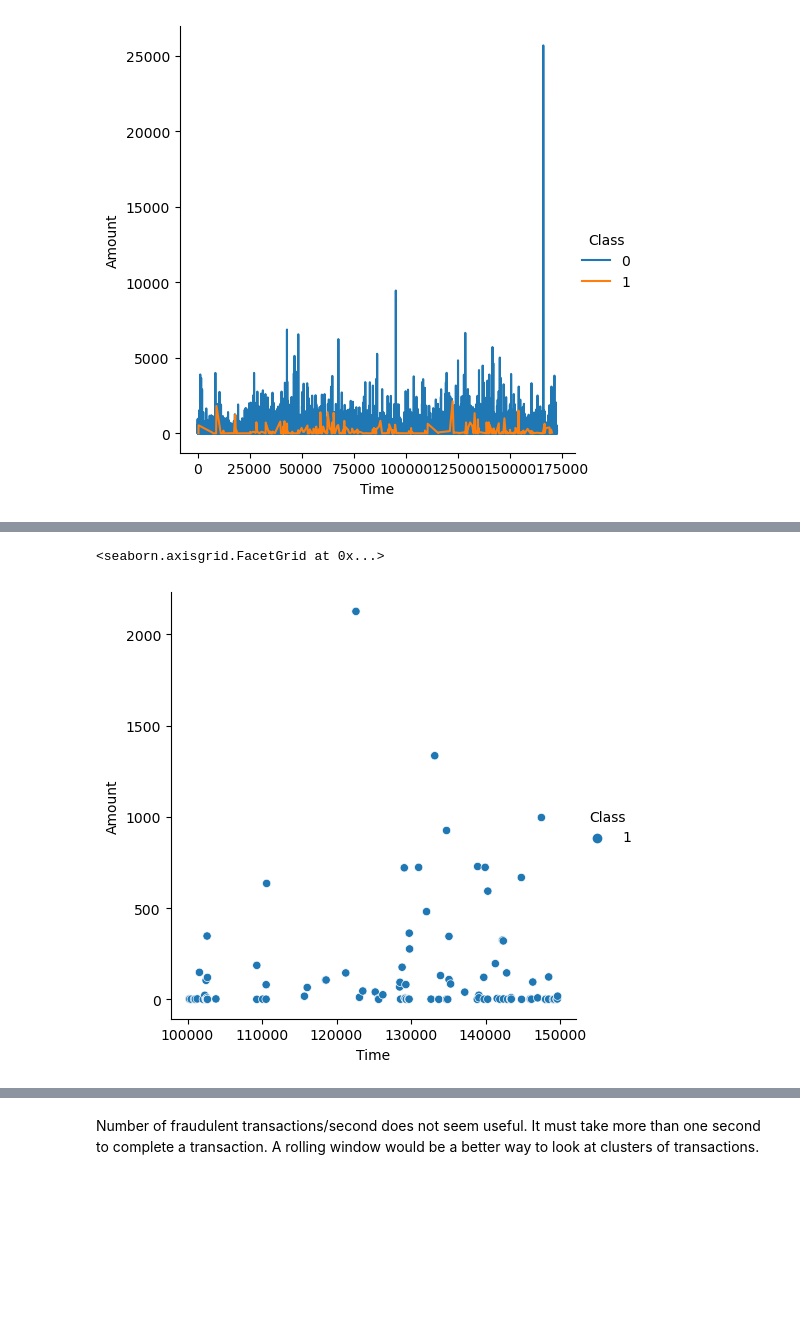
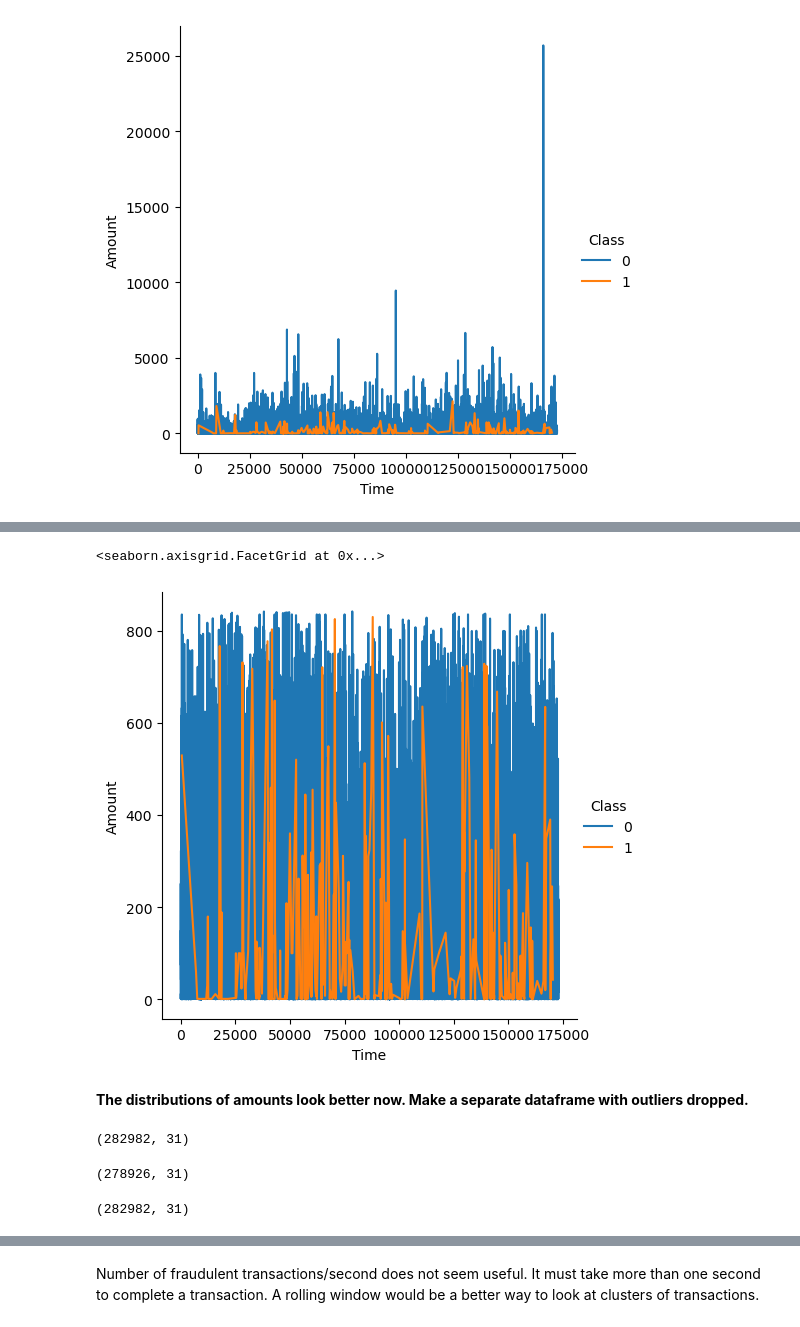
Before and after one commit to cb99/FraudDetection, a Jupyter notebook: CreditCardFraudDetection.ipynb, the cells around one changed output, grey strips where cells are left out. Saved outputs shown, nothing was run; the diff lists cells and outputs as text; code cells hidden in the pictures; blank space fills up the shorter version.

```diff
--- a/CreditCardFraudDetection.ipynb
+++ b/CreditCardFraudDetection.ipynb
@@ -170,0 +208,2 @@ sns.relplot(data=creditcard_df, kind="line", x="Time", y="Amount", hue="Class",
+# %%
+creditcard_df.drop(creditcard_df[creditcard_df.Amount == 0].index, inplace=True)
@@ -170,0 +305,5 @@ sns.relplot(data=creditcard_df, kind="line", x="Time", y="Amount", hue="Class",
+# %%
+## set outlier threshold to min outlier amount for all transactions
+MAX_AMOUNT = 841.50
+creditcard_df[(creditcard_df.Class==1) & \
+              (creditcard_df.Amount >= MAX_AMOUNT)].shape
@@ -171,7 +335,11 @@ sns.relplot(data=creditcard_df, kind="line", x="Time", y="Amount", hue="Class",
 # %%
-sns.relplot(data=creditcard_df[(creditcard_df.Class==1) & \
-                               (creditcard_df.Time > 100000) & \
-                              (creditcard_df.Time < 150000)], x="Time", y="Amount", hue="Class") #, kind='line', errorbar=None)
+sns.relplot(data=creditcard_df[(creditcard_df.Amount <= MAX_AMOUNT)], kind="line", x="Time", y="Amount", hue="Class", errorbar=None)
 # %% [output]
 <seaborn.axisgrid.FacetGrid at 0x...>
-[figure, old version]
+[figure, new version]
+# %% [markdown]
+**The distributions of amounts look better now. Make a separate dataframe with outliers dropped.**
+# %%
+creditcard_df.shape
+# %% [output]
+(282982, 31)
@@ -177,0 +349,8 @@ sns.relplot(data=creditcard_df[(creditcard_df.Class==1) & \
+# %%
+cc_no_outliers_df.shape
+# %% [output]
+(278926, 31)
+# %%
+creditcard_df.shape
+# %% [output]
+(282982, 31)
```
Also changed, not shown: parts of 61 cells of this notebook.
